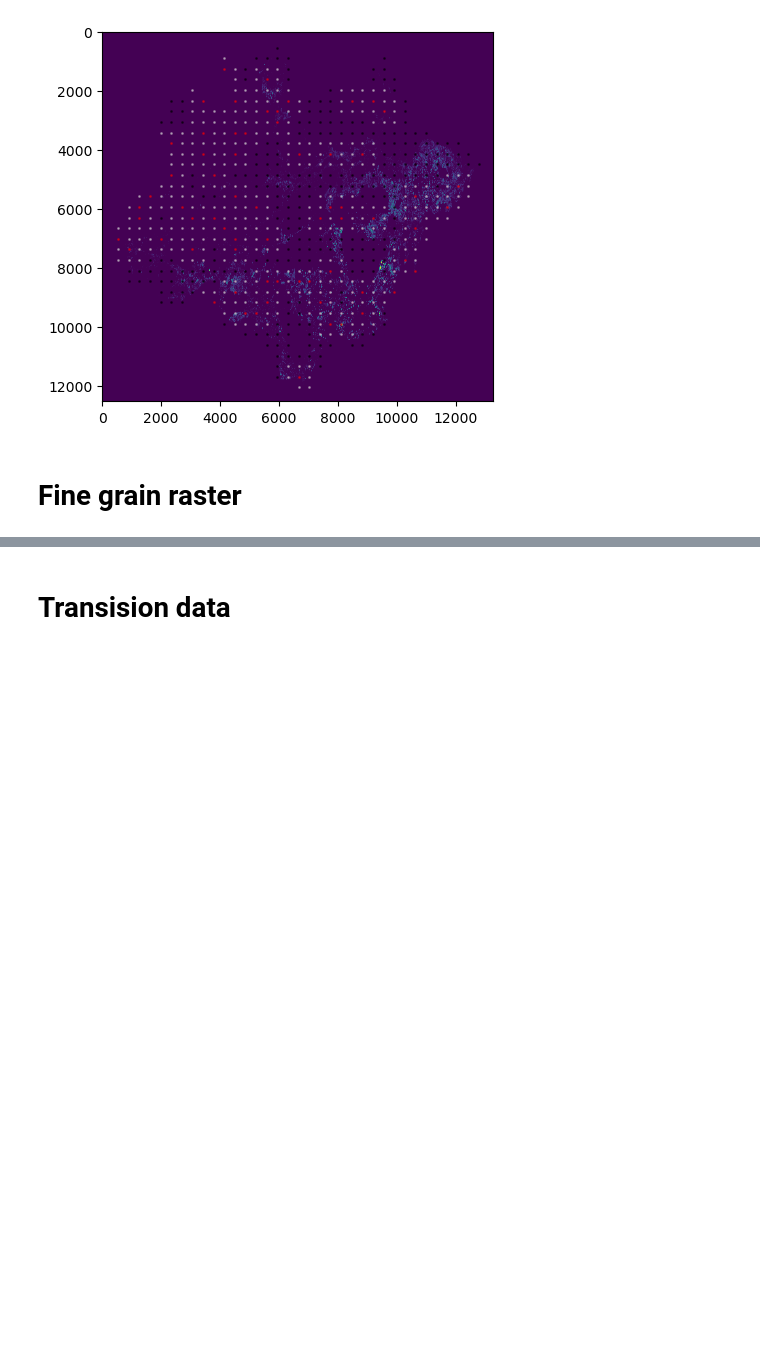
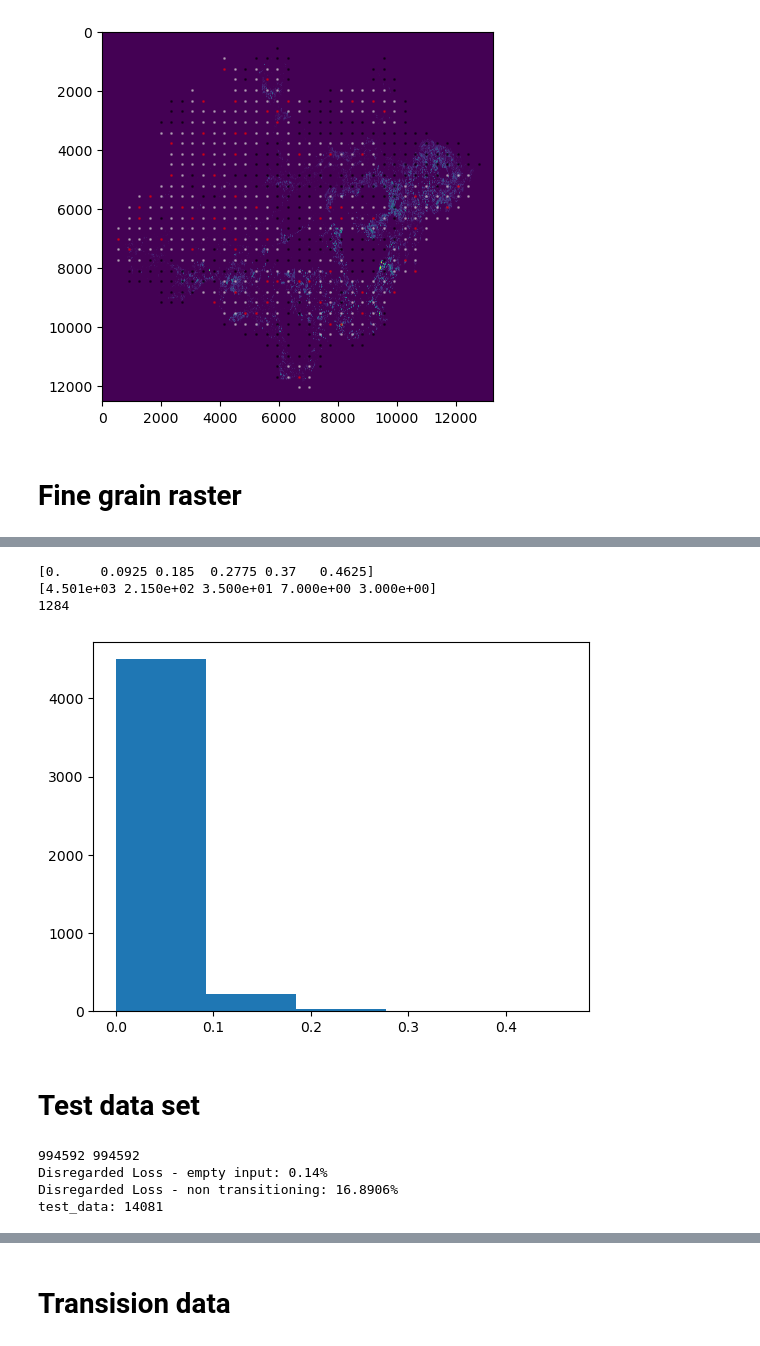
Before and after one commit to TimEngelmann/future-deforestation, a Jupyter notebook: notebooks/data_splitting.ipynb, the cells around one changed output, grey strips where cells are left out. Cells and saved outputs as stored; diff of their text form; code cells hidden in the pictures; blank space fills up the shorter version.

```diff
--- a/notebooks/data_splitting.ipynb
+++ b/notebooks/data_splitting.ipynb
@@ -419,0 +379,18 @@ plt.show()
+# %%
+targets = train_data_points[:,-1]
+nr_bins = 6
+transition_prior = np.array(targets)
+bins = np.linspace(0,np.max(targets),nr_bins)
+targets_bin = np.digitize(targets, bins, right=True)
+bin_box = plt.hist(targets[targets > 0], bins=bins)
+print(bins)
+print(bin_box[0])
+print(np.count_nonzero(targets_bin == 0))
+plt.show()
+# %% [output]
+[0.     0.0925 0.185  0.2775 0.37   0.4625]
+[4.501e+03 2.150e+02 3.500e+01 7.000e+00 3.000e+00]
+1284
+[figure, added]
+# %% [markdown]
+# Test data set
@@ -419,0 +429,10 @@ plt.show()
+# %%
+print(np.sum(test_filter_metrics), torch.sum(transition_2015_2020).item())
+print("Disregarded Loss - empty input: {:.2f}%".format(test_filter_metrics[0]/np.sum(test_filter_metrics) * 100))
+print("Disregarded Loss - non transitioning: {:.4f}%".format(test_filter_metrics[1]/np.sum(test_filter_metrics)*100))
+print("test_data: {:.0f}".format(len(test_data_points)))
+# %% [output]
+994592 994592
+Disregarded Loss - empty input: 0.14%
+Disregarded Loss - non transitioning: 16.8906%
+test_data: 14081
```
Also changed, not shown: parts of 22 cells of this notebook.
